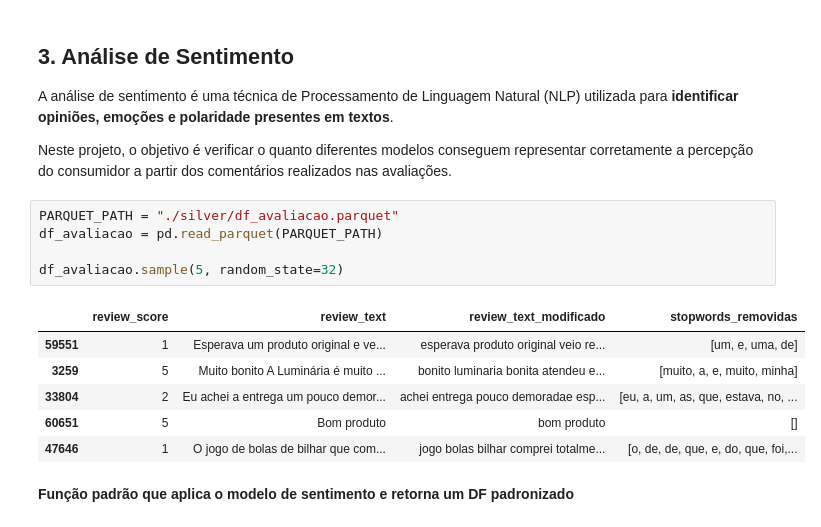
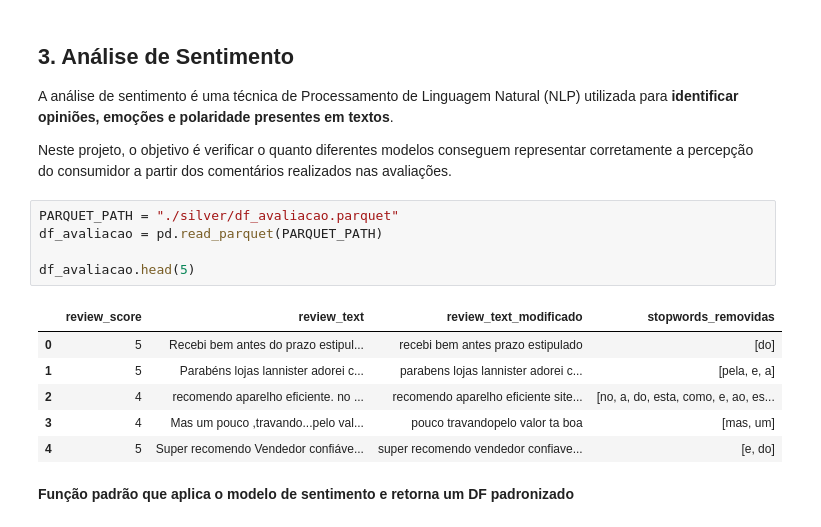
Before and after one commit to eigiihs/review-score-prediction, a Jupyter notebook: sentiment_analysis.ipynb, the cells around one changed output. Drawn from its saved outputs; the diff is of its cells as text.

```diff
--- a/sentiment_analysis.ipynb
+++ b/sentiment_analysis.ipynb
@@ -314,15 +316,15 @@ Neste projeto, o objetivo é verificar o quanto diferentes modelos conseguem rep
 # %%
 PARQUET_PATH = "./silver/df_avaliacao.parquet"
 df_avaliacao = pd.read_parquet(PARQUET_PATH)
 
-df_avaliacao.sample(5, random_state=32)
+df_avaliacao.head(5)
 # %% [output]
 |  | review_score | review_text | review_text_modificado | stopwords_removidas |
-| 59551 | 1 | Esperava um produto original e ve... | esperava produto original veio re... | [um, e, uma, de] |
-| 3259 | 5 | Muito bonito A Luminária é muito ... | bonito luminaria bonita atendeu e... | [muito, a, e, muito, minha] |
-| 33804 | 2 | Eu achei a entrega um pouco demor... | achei entrega pouco demoradae esp... | [eu, a, um, as, que, estava, no, ... |
-| 60651 | 5 | Bom produto | bom produto | [] |
-| 47646 | 1 | O jogo de bolas de bilhar que com... | jogo bolas bilhar comprei totalme... | [o, de, de, que, e, do, que, foi,... |
+| 0 | 5 | Recebi bem antes do prazo estipul... | recebi bem antes prazo estipulado | [do] |
+| 1 | 5 | Parabéns lojas lannister adorei c... | parabens lojas lannister adorei c... | [pela, e, a] |
+| 2 | 4 | recomendo aparelho eficiente. no ... | recomendo aparelho eficiente site... | [no, a, do, esta, como, e, ao, es... |
+| 3 | 4 | Mas um pouco ,travando...pelo val... | pouco travandopelo valor ta boa | [mas, um] |
+| 4 | 5 | Super recomendo Vendedor confiáve... | super recomendo vendedor confiave... | [e, do] |
 # %% [markdown]
 **Função padrão que aplica o modelo de sentimento e retorna um DF padronizado**
 # %%
```
Also changed, not shown: parts of 28 cells of this notebook, 15 other files.
